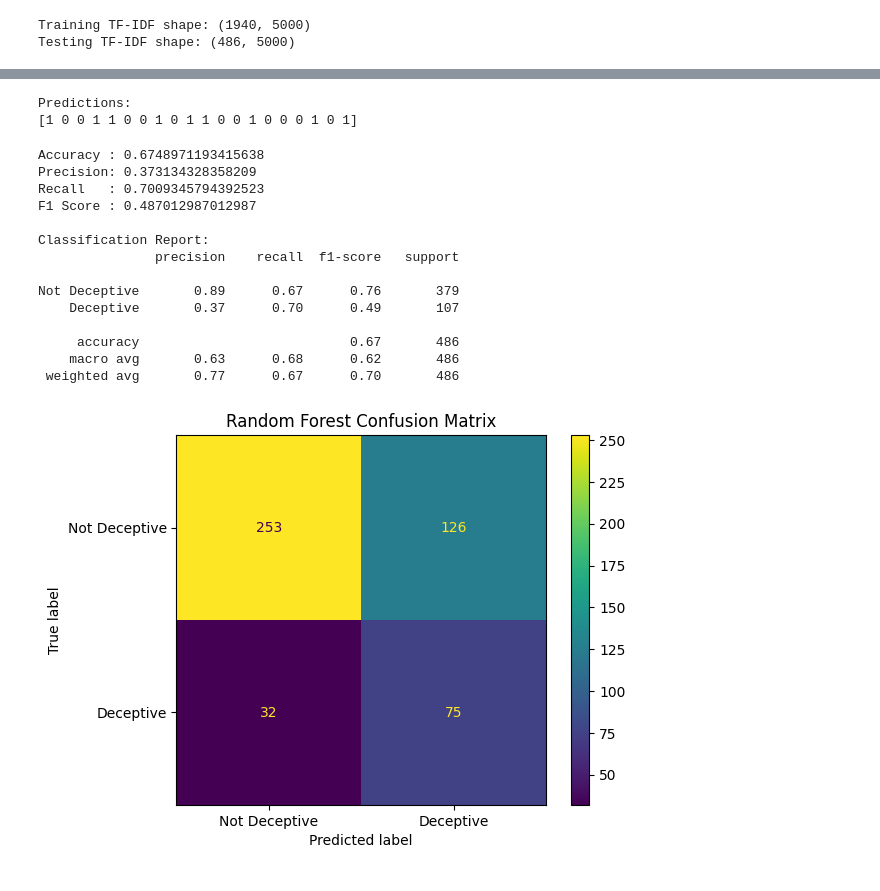
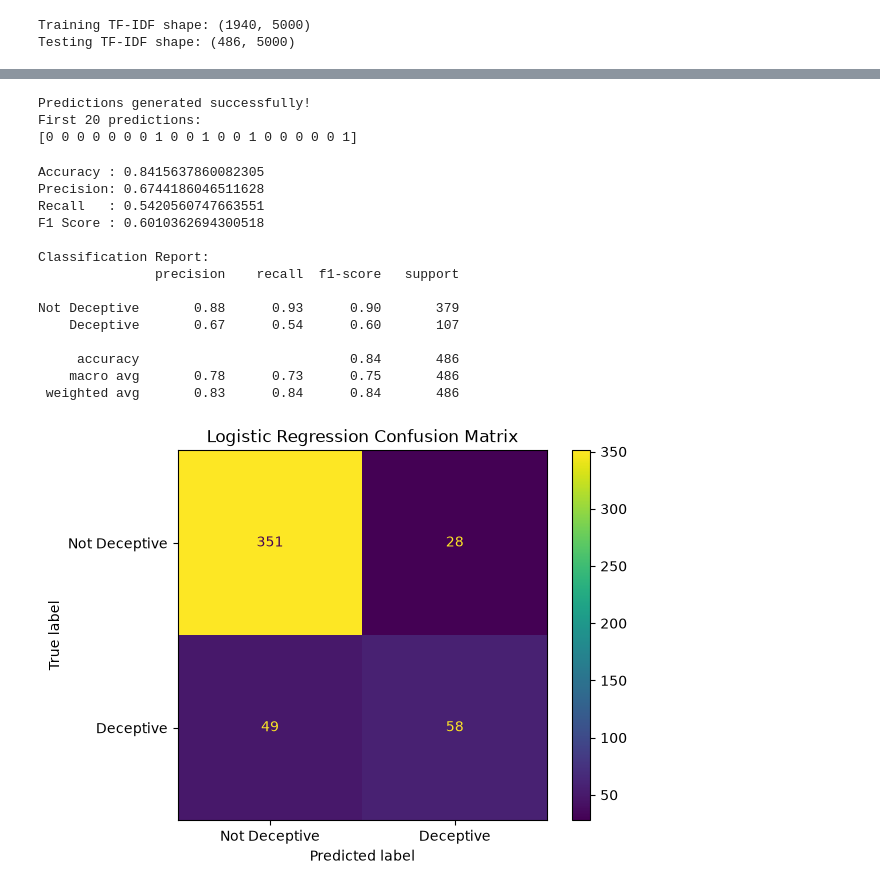
Before and after one commit to Sumanth-poojaryNitte/dark-pattern-classifier, a Jupyter notebook: AI-Powered _Dark Pattern_ Text Classifier.ipynb, the cells around one changed output, grey strips where cells are left out. Saved outputs shown, nothing was run; the diff lists cells and outputs as text; code cells hidden in the pictures.

Commit message:
Complete dark pattern classifier

```diff
--- a/AI-Powered _Dark Pattern_ Text Classifier.ipynb
+++ b/AI-Powered _Dark Pattern_ Text Classifier.ipynb
@@ -14,13 +24,25 @@ for root, dirs, files in os.walk("/content/drive/MyDrive/archive (7)"):
 # %%
 import pandas as pd
+from pathlib import Path
 
-file_path = '/content/drive/MyDrive/sonu project/archive (7)/pattern_classifications.csv'
+# Dataset is in the same folder as this notebook
+file_path = Path("pattern_classifications.csv")
 
+# Check whether the dataset exists
+if not file_path.exists():
+    raise FileNotFoundError(
+        f"Dataset not found: {file_path.resolve()}"
+    )
+
+# Load dataset
 df = pd.read_csv(file_path)
 
+print("Dataset loaded successfully!")
 print("Dataset shape:", df.shape)
+
 print("\nColumns:")
-print(df.columns)
+print(df.columns.tolist())
 
-df.head()
+print("\nFirst 5 rows:")
+display(df.head())
 # %% [output]
@@ -142,11 +166,13 @@ Random Forest training completed!
 # %%
-y_pred = rf_model.predict(X_test_tfidf)
+lr_pred = lr_model.predict(X_test_tfidf)
 
-print("Predictions:")
-print(y_pred[:20])
+print("Predictions generated successfully!")
+print("First 20 predictions:")
+print(lr_pred[:20])
 # %% [output]
-Predictions:
-[1 0 0 1 1 0 0 1 0 1 1 0 0 1 0 0 0 1 0 1]
+Predictions generated successfully!
+First 20 predictions:
+[0 0 0 0 0 0 0 1 0 0 1 0 0 1 0 0 0 0 0 1]
 # %%
 from sklearn.metrics import (
     accuracy_score,
@@ -157,10 +183,10 @@ from sklearn.metrics import (
     confusion_matrix
 )
 
-accuracy = accuracy_score(y_test, y_pred)
-precision = precision_score(y_test, y_pred)
-recall = recall_score(y_test, y_pred)
-f1 = f1_score(y_test, y_pred)
+accuracy = accuracy_score(y_test, lr_pred)
+precision = precision_score(y_test, lr_pred, zero_division=0)
+recall = recall_score(y_test, lr_pred, zero_division=0)
+f1 = f1_score(y_test, lr_pred, zero_division=0)
 
 print("Accuracy :", accuracy)
 print("Precision:", precision)
@@ -168,39 +194,42 @@ print("Recall   :", recall)
 print("F1 Score :", f1)
 
 print("\nClassification Report:")
+
 print(classification_report(
     y_test,
-    y_pred,
-    target_names=['Not Deceptive', 'Deceptive']
+    lr_pred,
+    target_names=["Not Deceptive", "Deceptive"],
+    zero_division=0
 ))
 # %% [output]
-Accuracy : 0.6748971193415638
-Precision: 0.373134328358209
-Recall   : 0.7009345794392523
-F1 Score : 0.487012987012987
+Accuracy : 0.8415637860082305
+Precision: 0.6744186046511628
+Recall   : 0.5420560747663551
+F1 Score : 0.6010362694300518
 
 Classification Report:
                precision    recall  f1-score   support
 
-Not Deceptive       0.89      0.67      0.76       379
-    Deceptive       0.37      0.70      0.49       107
+Not Deceptive       0.88      0.93      0.90       379
+    Deceptive       0.67      0.54      0.60       107
 
-     accuracy                           0.67       486
-    macro avg       0.63      0.68      0.62       486
- weighted avg       0.77      0.67      0.70       486
+     accuracy                           0.84       486
+    macro avg       0.78      0.73      0.75       486
+ weighted avg       0.83      0.84      0.84       486
 # %%
 import matplotlib.pyplot as plt
-from sklearn.metrics import ConfusionMatrixDisplay
+from sklearn.metrics import ConfusionMatrixDisplay, confusion_matrix
 
-cm = confusion_matrix(y_test, y_pred)
+cm = confusion_matrix(y_test, lr_pred)
 
 disp = ConfusionMatrixDisplay(
     confusion_matrix=cm,
-    display_labels=['Not Deceptive', 'Deceptive']
+    display_labels=["Not Deceptive", "Deceptive"]
 )
 
 disp.plot()
-plt.title("Random Forest Confusion Matrix")
+
+plt.title("Logistic Regression Confusion Matrix")
 plt.show()
 # %% [output]
-[figure, old version]
+[figure, new version]
```
Also changed, not shown: parts of 13 cells of this notebook, 2 other files.
